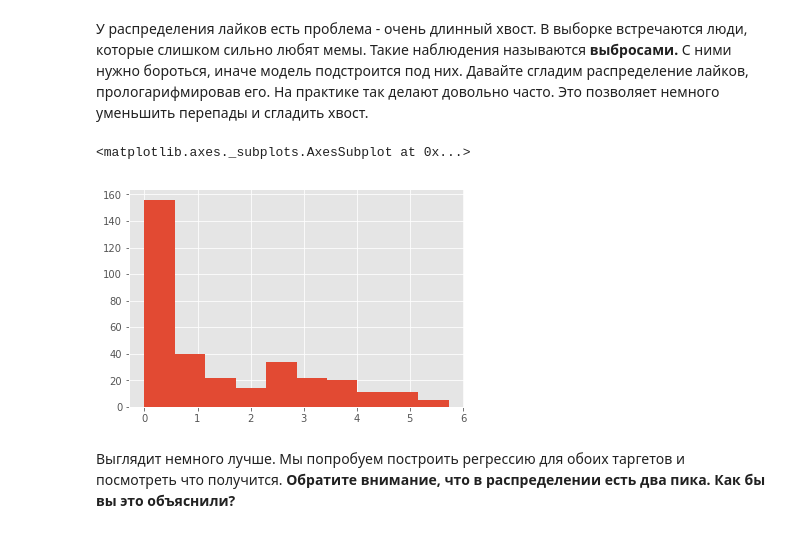
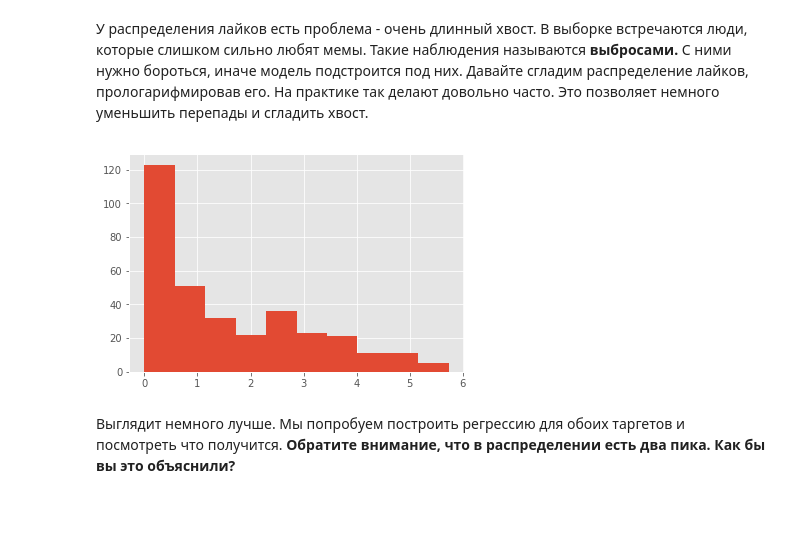
Before and after one commit to star-yar/HSE_Data_Culture, a Jupyter notebook: Intro_to_DS_2019/sem_6_regression/sem6_regression.ipynb, the cells around one changed output. Saved outputs shown, nothing was run; the diff lists cells and outputs as text; code cells hidden in the pictures.

```diff
--- a/Intro_to_DS_2019/sem_6_regression/sem6_regression.ipynb
+++ b/Intro_to_DS_2019/sem_6_regression/sem6_regression.ipynb
@@ -80,11 +79,10 @@ df.likes_memes.hist();
 # %% [markdown]
 У распределения лайков есть проблема - очень длинный хвост. В выборке встречаются люди, которые слишком сильно любят мемы. Такие наблюдения называются __выбросами.__ С ними нужно бороться, иначе модель подстроится под них. Давайте сгладим распределение лайков, прологарифмировав его. На практике так делают довольно часто. Это позволяет немного уменьшить перепады и сгладить хвост.
 # %%
-df['ln_likes_memes'] = df['likes_memes'].apply(lambda w: np.log(w) if w > 0 else -np.log(-1*w + 1))
+df['ln_likes_memes'] = df['likes_memes'].apply(lambda w: np.log(w + 1))
 df.ln_likes_memes.hist();
 # %% [output]
-<matplotlib.axes._subplots.AxesSubplot at 0x...>
-[figure, old version]
+[figure, new version]
 # %% [markdown]
 Выглядит немного лучше. Мы попробуем построить регрессию для обоих таргетов и посмотреть что получится. __Обратите внимание, что в распределении есть два пика. Как бы вы это объяснили?__
 # %% [markdown]
```
Also changed, not shown: parts of 22 cells of this notebook, 5 other files.
